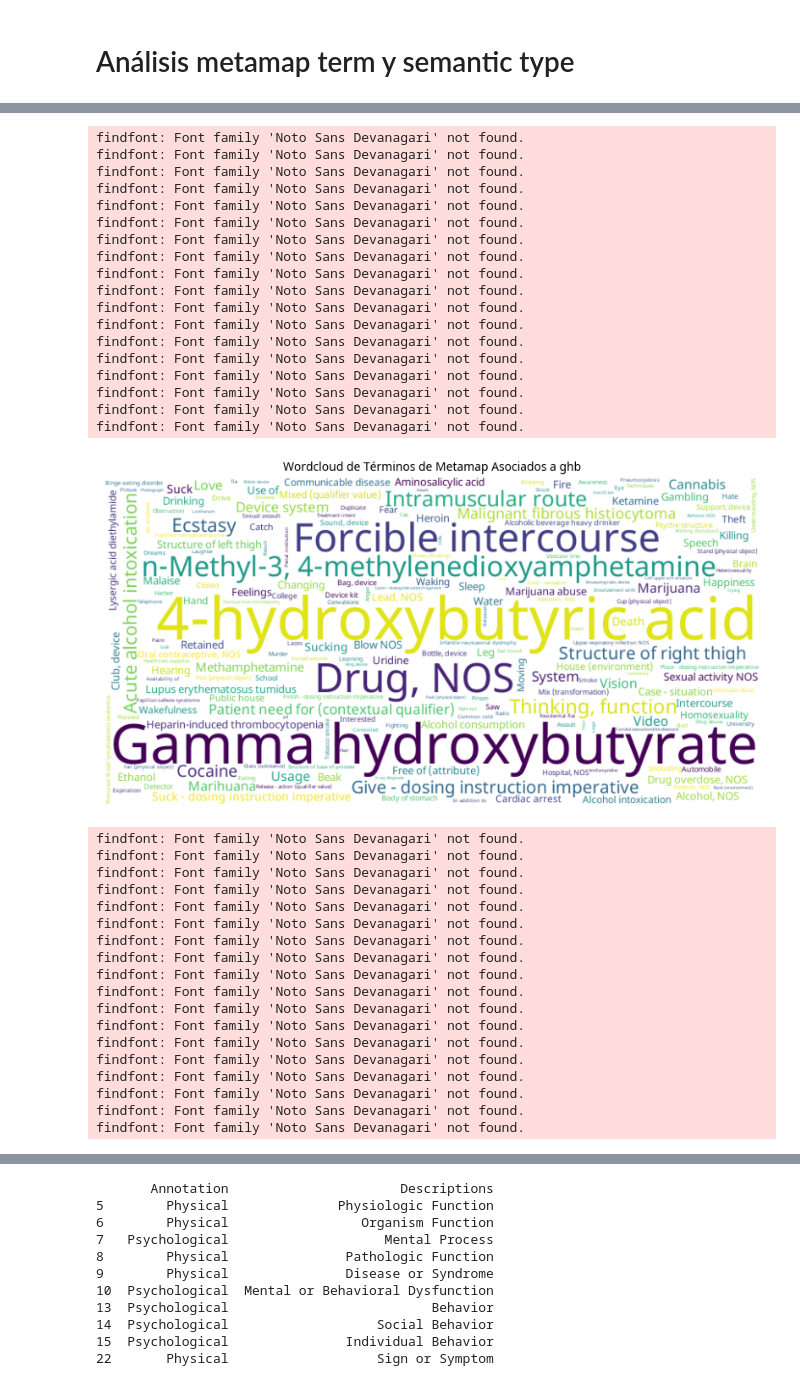
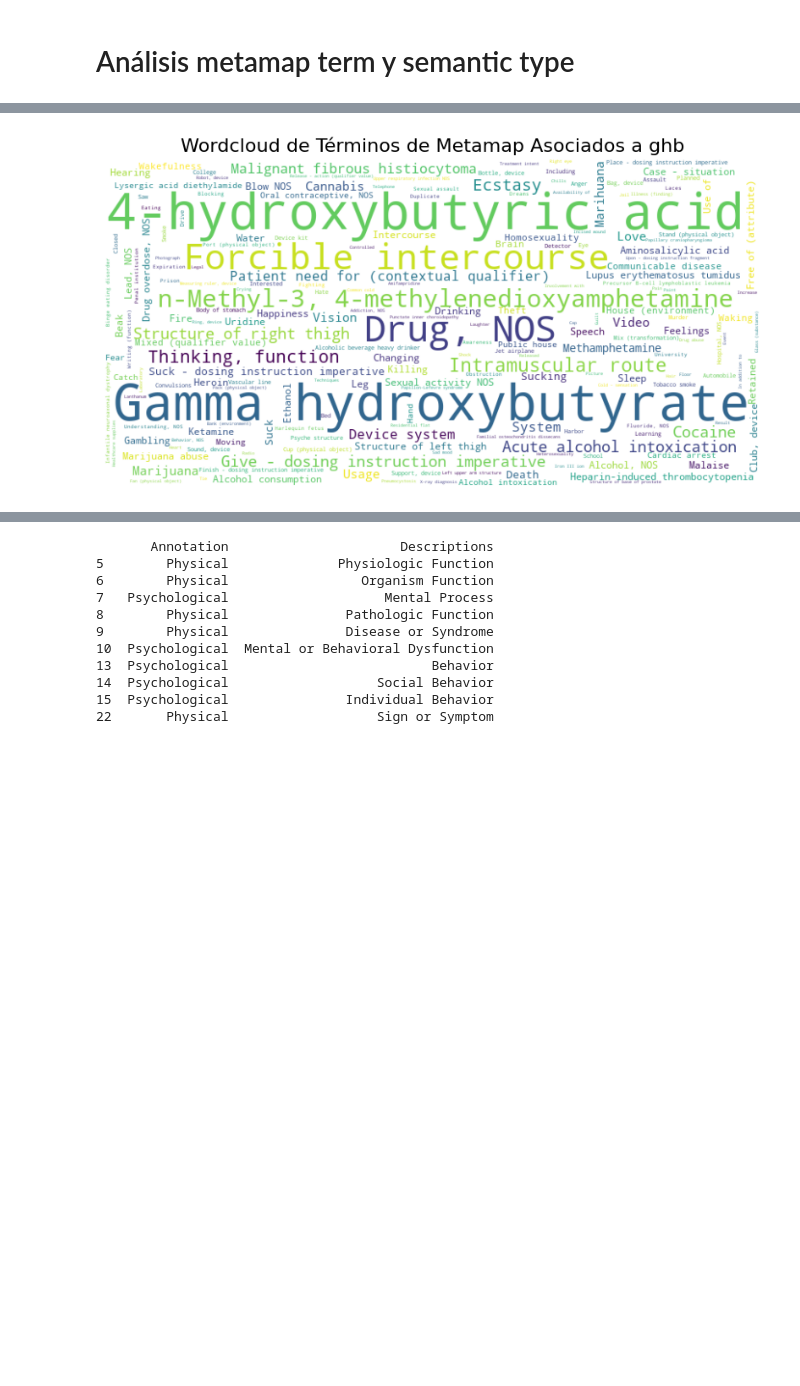
Before and after one commit to albacortes9/tfg-analisis-drogas-twitter, a Jupyter notebook: notebooks/analisis_metamap_slang.ipynb, the cells around one changed output, grey strips where cells are left out. Cells and saved outputs as stored; diff of their text form; code cells hidden in the pictures; blank space fills up the shorter version.

Commit message:
notebook slangs y metamap

```diff
--- a/notebooks/analisis_metamap_slang.ipynb
+++ b/notebooks/analisis_metamap_slang.ipynb
@@ -5,13 +5,12 @@ from wordcloud import WordCloud
 import matplotlib.pyplot as plt
 import pandas as pd
 from sqlalchemy import create_engine
-from matplotlib import font_manager
+import matplotlib
+matplotlib.rcParams['font.family'] = 'DejaVu Sans'
 
 # Conectar a la base de datos y cargar los datos en tweet_metamap usando SQLAlchemy
 
 engine = create_engine("mysql+mysqlconnector://root:2003@localhost/twitter_analysis")
-font_path = "C:/Users/albacortes/Downloads/Noto_Sans_Devanagari/static/NotoSansDevanagari-Regular.ttf"
-font_prop = font_manager.FontProperties(fname=font_path)
 
 # Consultar los datos de las tablas tweet_metamap y metamap
 tweet = pd.read_sql('SELECT id FROM tweet', engine)
@@ -35,3 +34,23 @@ tweet_slang = tweet_slang.merge(slang, left_on='slang_id', right_on='id', how='i
 
 # Combinar las relaciones entre tweets, términos de Metamap y drogas
 tweet_term_drug = tweet_term.merge(tweet_drug, on='tweet_id', how='inner')
+# %%
+import seaborn as sns
+
+semantic_type = pd.read_sql('SELECT * FROM semantic_type', engine)
+# Obtener todos los TUI y asignarles un color único
+tui_colors = {tui: color for tui, color in zip(semantic_type['tui'], sns.color_palette('tab20', len(semantic_type)))}
+
+# Crear un DataFrame con las descripciones y colores asociados
+tui_color_data = semantic_type[['tui', 'description']].copy()
+tui_color_data['color'] = tui_color_data['tui'].map(tui_colors)
+
+# Crear la gráfica
+plt.figure(figsize=(10, 6))
+for _, row in tui_color_data.iterrows():
+    plt.scatter([], [], color=row['color'], label=row['description'])
+
+plt.legend(title='TUI Descriptions', bbox_to_anchor=(1.05, 1), loc='upper left', fontsize=10)
+plt.title('TUI Descriptions with Associated Colors', fontsize=16)
+plt.axis('off')  # Ocultar los ejes
+plt.show()
@@ -45,13 +66,14 @@ for drug_name in tweet_term_drug['name'].unique():
     # Contar los términos de Metamap más frecuentes para esta droga
     top_terms = drug_data['term'].value_counts().head(10)
 
-    # Crear el gráfico de barras
+    # Crear el gráfico de barras con colores asociados a su TUI
     plt.figure(figsize=(10, 6))
-    top_terms.plot(kind='bar', color='skyblue')
-    plt.title(f'Top 10 Términos de Metamap Asociados a {drug_name}', fontsize=16, fontproperties=font_prop)
-    plt.xlabel('Términos de Metamap', fontsize=14, fontproperties=font_prop)
-    plt.ylabel('Número de Tweets', fontsize=14, fontproperties=font_prop)
-    plt.xticks(rotation=45, ha='right', fontsize=12, fontproperties=font_prop)
+    colors = [tui_colors.get(drug_data[drug_data['term'] == term]['tui_y'].iloc[0], 'gray') for term in top_terms.index]
+    top_terms.plot(kind='bar', color=colors)
+    plt.title(f'Top 10 Términos de Metamap Asociados a {drug_name}', fontsize=16)
+    plt.xlabel('Términos de Metamap', fontsize=14)
+    plt.ylabel('Número de Tweets', fontsize=14)
+    plt.xticks(rotation=45, ha='right', fontsize=12)
     plt.tight_layout()
 
     # Mostrar el gráfico
@@ -167,12 +117,12 @@ for drug_name in tweet_term_drug['name'].unique():
     term_frequencies = drug_data['term'].value_counts()
 
     # Crear la wordcloud
-    wordcloud = WordCloud(width=800, height=400, background_color='white', font_path=font_path).generate_from_frequencies(term_frequencies)
+    wordcloud = WordCloud(width=800, height=400, background_color='white').generate_from_frequencies(term_frequencies)
 
     # Mostrar la wordcloud
     plt.figure(figsize=(10, 6))
     plt.imshow(wordcloud, interpolation='bilinear')
-    plt.title(f'Wordcloud de Términos de Metamap Asociados a {drug_name}', fontsize=16, fontproperties=font_prop)
+    plt.title(f'Wordcloud de Términos de Metamap Asociados a {drug_name}', fontsize=16)
     plt.axis('off')
     plt.show()
 # %% [output]
@@ -198,37 +130 @@ findfont: Font family 'Noto Sans Devanagari' not found.
-findfont: Font family 'Noto Sans Devanagari' not found.
-findfont: Font family 'Noto Sans Devanagari' not found.
-findfont: Font family 'Noto Sans Devanagari' not found.
-findfont: Font family 'Noto Sans Devanagari' not found.
-findfont: Font family 'Noto Sans Devanagari' not found.
-findfont: Font family 'Noto Sans Devanagari' not found.
-findfont: Font family 'Noto Sans Devanagari' not found.
-findfont: Font family 'Noto Sans Devanagari' not found.
-findfont: Font family 'Noto Sans Devanagari' not found.
-findfont: Font family 'Noto Sans Devanagari' not found.
-findfont: Font family 'Noto Sans Devanagari' not found.
-findfont: Font family 'Noto Sans Devanagari' not found.
-findfont: Font family 'Noto Sans Devanagari' not found.
-findfont: Font family 'Noto Sans Devanagari' not found.
-findfont: Font family 'Noto Sans Devanagari' not found.
-findfont: Font family 'Noto Sans Devanagari' not found.
-findfont: Font family 'Noto Sans Devanagari' not found.
-findfont: Font family 'Noto Sans Devanagari' not found.
-[figure, old version]
+[figure, new version]
-findfont: Font family 'Noto Sans Devanagari' not found.
-findfont: Font family 'Noto Sans Devanagari' not found.
-findfont: Font family 'Noto Sans Devanagari' not found.
-findfont: Font family 'Noto Sans Devanagari' not found.
-findfont: Font family 'Noto Sans Devanagari' not found.
-findfont: Font family 'Noto Sans Devanagari' not found.
-findfont: Font family 'Noto Sans Devanagari' not found.
-findfont: Font family 'Noto Sans Devanagari' not found.
-findfont: Font family 'Noto Sans Devanagari' not found.
-findfont: Font family 'Noto Sans Devanagari' not found.
-findfont: Font family 'Noto Sans Devanagari' not found.
-findfont: Font family 'Noto Sans Devanagari' not found.
-findfont: Font family 'Noto Sans Devanagari' not found.
-findfont: Font family 'Noto Sans Devanagari' not found.
-findfont: Font family 'Noto Sans Devanagari' not found.
-findfont: Font family 'Noto Sans Devanagari' not found.
-findfont: Font family 'Noto Sans Devanagari' not found.
-findfont: Font family 'Noto Sans Devanagari' not found.
```
Also changed, not shown: parts of 7 cells of this notebook, 2 other files.
